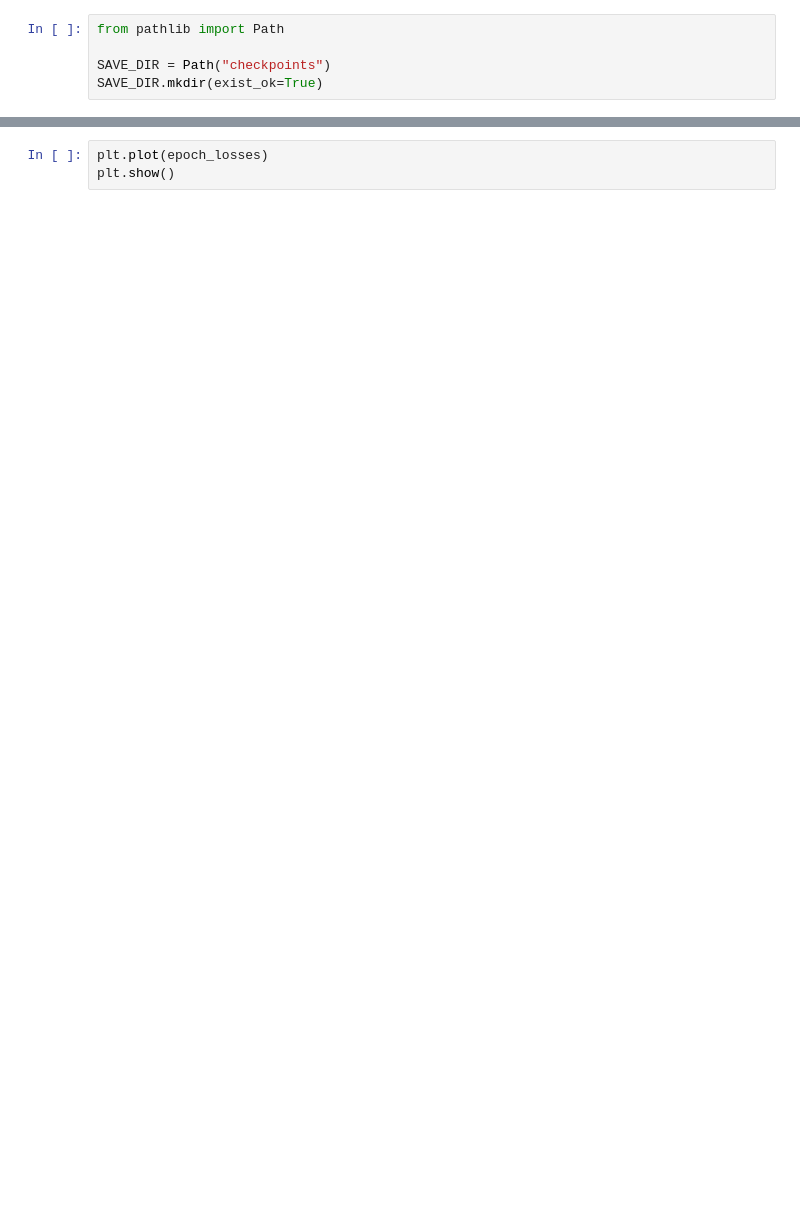
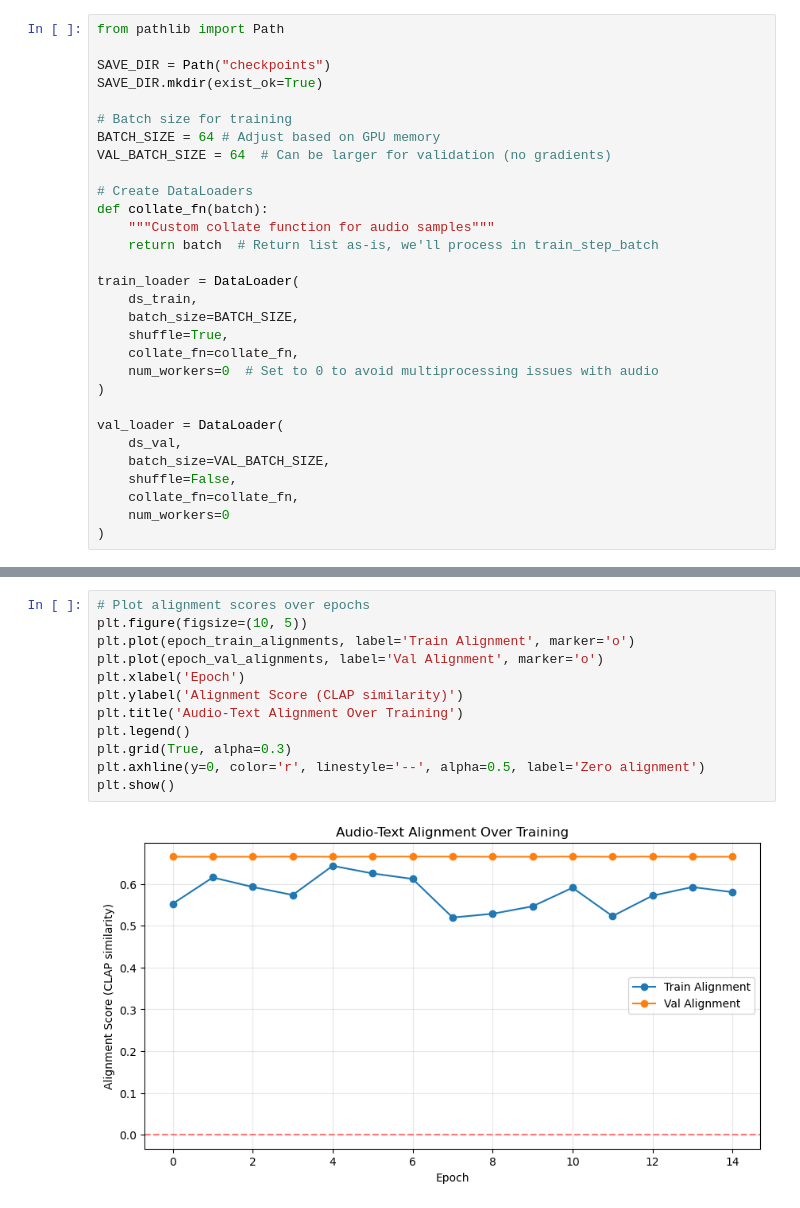
Before and after one commit to raccoon-42/audio-caption, a Jupyter notebook: 04_train/test.ipynb, the cells around one changed output, grey strips where cells are left out. Drawn from its saved outputs; the diff is of its cells as text; blank space fills up the shorter version.

```diff
--- a/04_train/test.ipynb
+++ b/04_train/test.ipynb
@@ -142,6 +315,31 @@ from pathlib import Path
 
 SAVE_DIR = Path("checkpoints")
 SAVE_DIR.mkdir(exist_ok=True)
+
+# Batch size for training
+BATCH_SIZE = 64 # Adjust based on GPU memory
+VAL_BATCH_SIZE = 64  # Can be larger for validation (no gradients)
+
+# Create DataLoaders
+def collate_fn(batch):
+    """Custom collate function for audio samples"""
+    return batch  # Return list as-is, we'll process in train_step_batch
+
+train_loader = DataLoader(
+    ds_train,
+    batch_size=BATCH_SIZE,
+    shuffle=True,
+    collate_fn=collate_fn,
+    num_workers=0  # Set to 0 to avoid multiprocessing issues with audio
+)
+
+val_loader = DataLoader(
+    ds_val,
+    batch_size=VAL_BATCH_SIZE,
+    shuffle=False,
+    collate_fn=collate_fn,
+    num_workers=0
+)
 # %%
 from tqdm import tqdm
 
@@ -232,6 +624,17 @@ plt.show()
 # %%
-plt.plot(epoch_losses)
+# Plot alignment scores over epochs
+plt.figure(figsize=(10, 5))
+plt.plot(epoch_train_alignments, label='Train Alignment', marker='o')
+plt.plot(epoch_val_alignments, label='Val Alignment', marker='o')
+plt.xlabel('Epoch')
+plt.ylabel('Alignment Score (CLAP similarity)')
+plt.title('Audio-Text Alignment Over Training')
+plt.legend()
+plt.grid(True, alpha=0.3)
+plt.axhline(y=0, color='r', linestyle='--', alpha=0.5, label='Zero alignment')
 plt.show()
+# %% [output]
+[figure, added]
 # %%
 # ============ STAGE 2: Unfreeze GPT-2 ============
 
```
Also changed, not shown: parts of 18 cells of this notebook, 2 other files.
